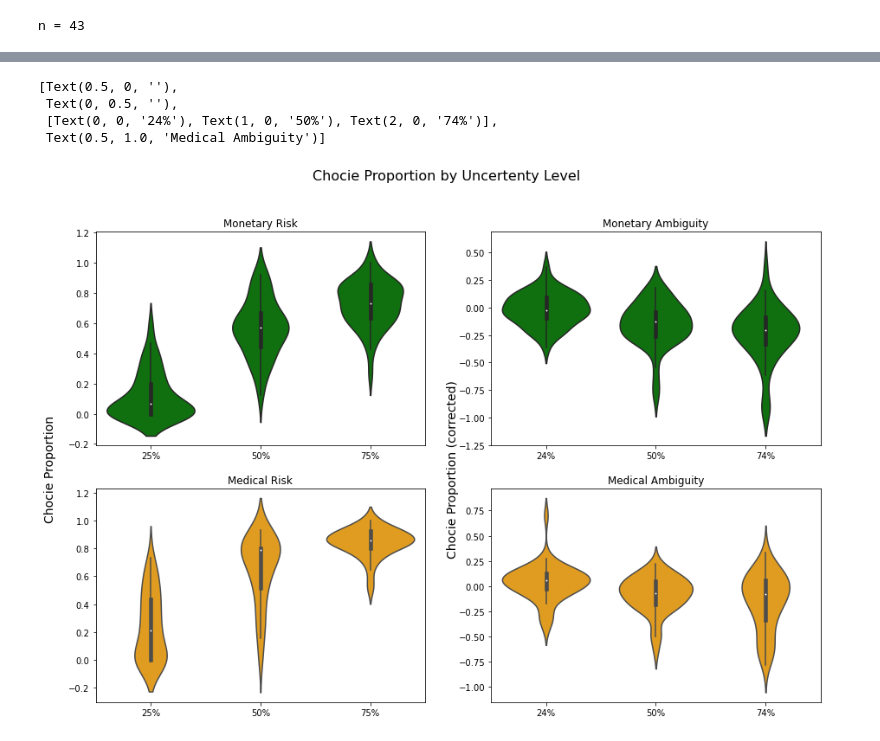
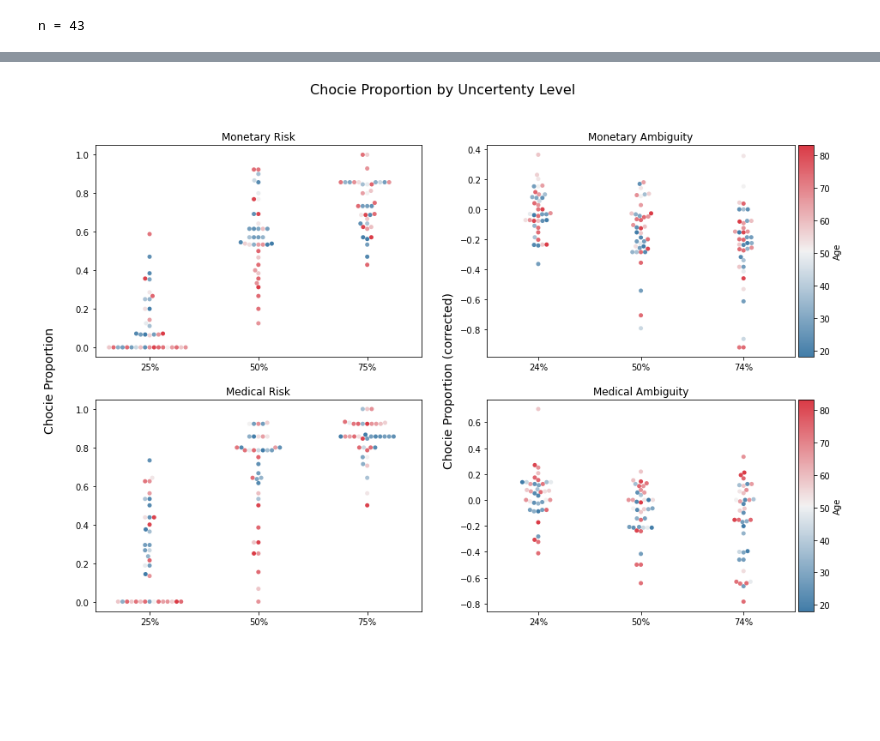
Before and after one commit to KoremNSN/Aging, a Jupyter notebook: RiskandAmbiguity/proportion analysis.ipynb, the cells around one changed output, grey strips where cells are left out. Drawn from its saved outputs; the diff is of its cells as text; code cells hidden in the pictures; blank space fills up the shorter version.

```diff
--- a/RiskandAmbiguity/proportion analysis.ipynb
+++ b/RiskandAmbiguity/proportion analysis.ipynb
@@ -92,6 +95,23 @@ mon_prop_unc_a['choice'] = mon_prop_unc_a.choice_x-mon_prop_unc_a.choice_y
 med_cont = med_prop_unc_r[med_prop_unc_r['risk']==0.5][['sub','choice']]
 med_prop_unc_a = pd.merge(med_prop_unc_a, med_cont, on='sub')
 med_prop_unc_a['choice'] = med_prop_unc_a.choice_x-med_prop_unc_a.choice_y
+# %%
+mon_prop_r = mon_prop_r.merge(age, left_on='sub', right_on='sub')
+mon_prop_a = mon_prop_a.merge(age, left_on='sub', right_on='sub')
+med_prop_r = med_prop_r.merge(age, left_on='sub', right_on='sub')
+med_prop_a = med_prop_a.merge(age, left_on='sub', right_on='sub')
+# %%
+mon_prop_unc_r = mon_prop_unc_r.merge(age, left_on='sub', right_on='sub')
+mon_prop_unc_a = mon_prop_unc_a.merge(age, left_on='sub', right_on='sub')
+med_prop_unc_r = med_prop_unc_r.merge(age, left_on='sub', right_on='sub')
+med_prop_unc_a = med_prop_unc_a.merge(age, left_on='sub', right_on='sub')
+# %%
+norm = matplotlib.colors.Normalize(vmin=mon_prop_r["Age"].min(), vmax=mon_prop_r["Age"].max())
+colors = {}
+cmap = sns.diverging_palette(240, 10, as_cmap=True )
+
+for cval in mon_prop_r["Age"]:
+    colors.update({cval : cmap(norm(cval))})
 # %%
 fig = plt.figure(figsize = (15,10))
 fig.suptitle('Chocie Proportion by Outcome Level', fontsize=16)
@@ -126,32 +163,52 @@ ax4.set(xlabel=None, ylabel=None, xticklabels=['Slight','Moderate','Major','Reco
 # %%
 fig = plt.figure(figsize = (15,10))
 fig.suptitle('Chocie Proportion by Uncertenty Level', fontsize=16)
 
 #fig.text(0.5, 0.07, 'Outcome Level', ha='center', fontsize=14)
 fig.text(0.07, 0.5, 'Chocie Proportion', va='center', rotation='vertical', fontsize=14)
 fig.text(0.5, 0.5, 'Chocie Proportion (corrected)', va='center', rotation='vertical', fontsize=14)
 
 
 ax1 = fig.add_subplot(221)
 ax2 = fig.add_subplot(222)
+
+divider = make_axes_locatable(plt.gca())
+ax_cb = divider.new_horizontal(size="5%", pad=0.05)
+fig.add_axes(ax_cb)
+cb1 = matplotlib.colorbar.ColorbarBase(ax_cb, cmap=cmap,
+                                norm=norm,
+                                orientation='vertical')
+cb1.set_label('Age')
+
 ax3 = fig.add_subplot(223)
 ax4 = fig.add_subplot(224)
 
-sns.violinplot(x = 'risk', y = 'choice', data = mon_prop_unc_r , ax = ax1, color='green')
-sns.violinplot(x = 'ambiguity', y = 'choice', data = mon_prop_unc_a , ax = ax2, color='green')
-sns.violinplot(x = 'risk', y = 'choice', data = med_prop_unc_r , ax = ax3, color='orange')
-sns.violinplot(x = 'ambiguity', y = 'choice', data = med_prop_unc_a , ax = ax4, color='orange')
+sns.swarmplot(x = 'risk', y = 'choice', data = mon_prop_unc_r , ax = ax1, hue = 'Age', palette = colors)
+sns.swarmplot(x = 'ambiguity', y = 'choice', data = mon_prop_unc_a , ax = ax2, hue = 'Age', palette = colors)
+sns.swarmplot(x = 'risk', y = 'choice', data = med_prop_unc_r , ax = ax3, hue = 'Age', palette = colors)
+sns.swarmplot(x = 'ambiguity', y = 'choice', data = med_prop_unc_a , ax = ax4, hue = 'Age', palette = colors)
 
 ax1.set(xlabel=None, ylabel=None, xticklabels=['25%','50%','75%'], title='Monetary Risk')
 ax2.set(xlabel=None, ylabel=None, xticklabels=['24%','50%','74%'], title='Monetary Ambiguity')
 ax3.set(xlabel=None, ylabel=None, xticklabels=['25%','50%','75%'], title='Medical Risk')
 ax4.set(xlabel=None, ylabel=None, xticklabels=['24%','50%','74%'], title='Medical Ambiguity')
+
+ax1.legend_.remove()
+ax2.legend_.remove()
+ax3.legend_.remove()
+ax4.legend_.remove()
+
+## create colorbar ##
+divider = make_axes_locatable(plt.gca())
+ax_cb = divider.new_horizontal(size="5%", pad=0.05)
+fig.add_axes(ax_cb)
+cb1 = matplotlib.colorbar.ColorbarBase(ax_cb, cmap=cmap,
+                                norm=norm,
+                                orientation='vertical')
+cb1.set_label('Age')
+plt.show()
 # %% [output]
-[Text(0.5, 0, ''),
- Text(0, 0.5, ''),
- [Text(0, 0, '24%'), Text(1, 0, '50%'), Text(2, 0, '74%')],
- Text(0.5, 1.0, 'Medical Ambiguity')]
-[figure, old version]
+[figure, new version]
 # %%
 mon_risk_prop = db_mon[(db_mon.choice == 1) & (db_mon.ambiguity == 0)].groupby('sub').count()['choice']/db_mon[(db_mon.ambiguity == 0)].groupby('sub').count()['choice']
 mon_ambg_prop = db_mon[(db_mon.choice == 1) & (db_mon.ambiguity >  0)].groupby('sub').count()['choice']/db_mon[(db_mon.ambiguity >  0)].groupby('sub').count()['choice']
```
Also changed, not shown: parts of 13 cells of this notebook.
